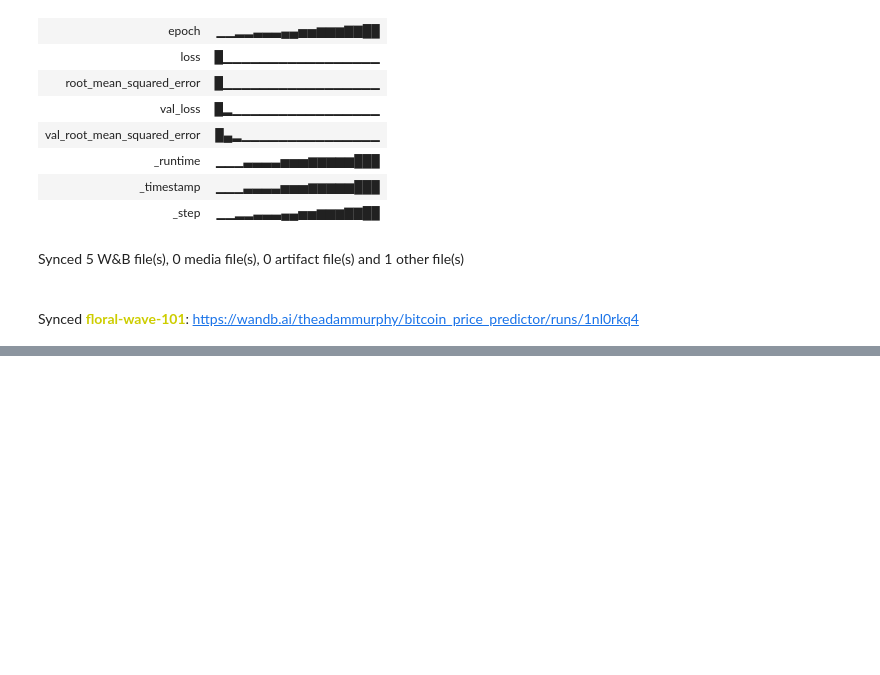
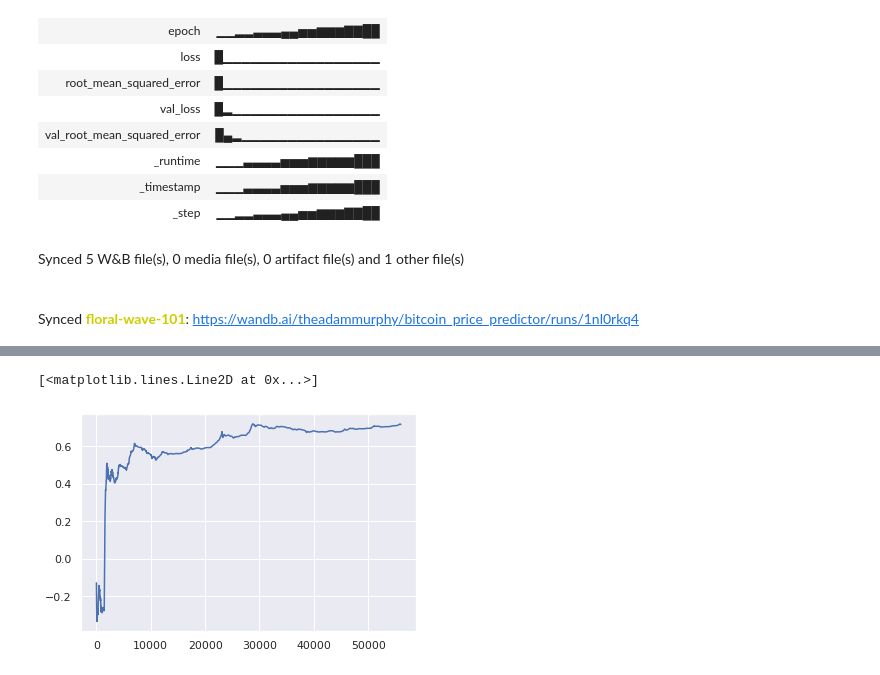
Before and after one commit to codeananda/bitcoin_price_predictor, a Jupyter notebook: price_predictor/keras_price_predictor.ipynb, the cells around one changed output, grey strips where cells are left out. Cells and saved outputs as stored; diff of their text form; code cells hidden in the pictures; blank space fills up the shorter version.

```diff
--- a/price_predictor/keras_price_predictor.ipynb
+++ b/price_predictor/keras_price_predictor.ipynb
@@ -1772,0 +1835,5 @@ Synced floral-wave-101: https://wandb.ai/theadammurphy/bitcoin_price_predictor/r
+# %%
+plt.plot(y_pred_train)
+# %% [output]
+[<matplotlib.lines.Line2D at 0x...>]
+[figure, added]
```
Also changed, not shown: parts of 14 cells of this notebook.
